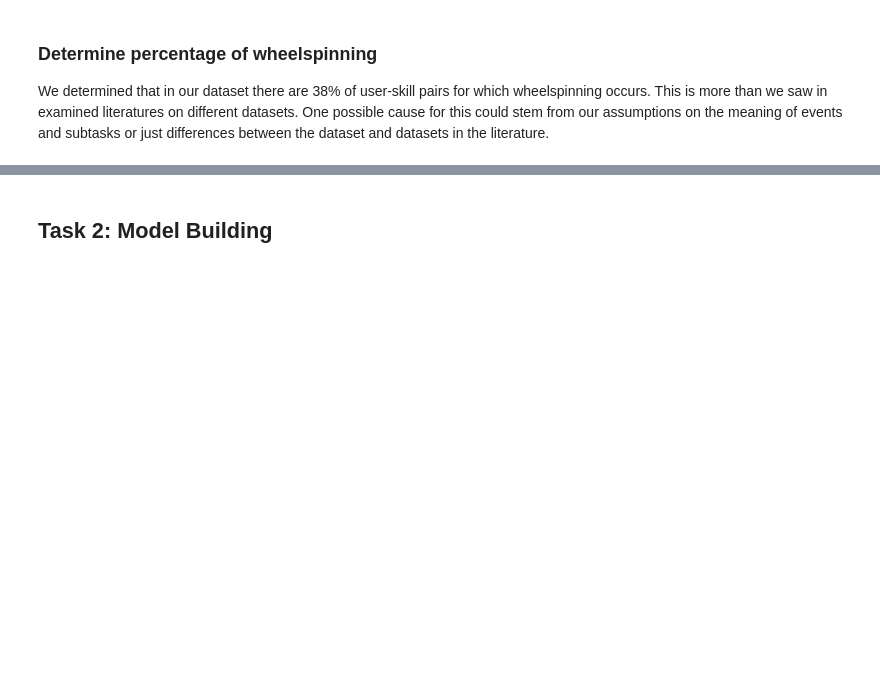
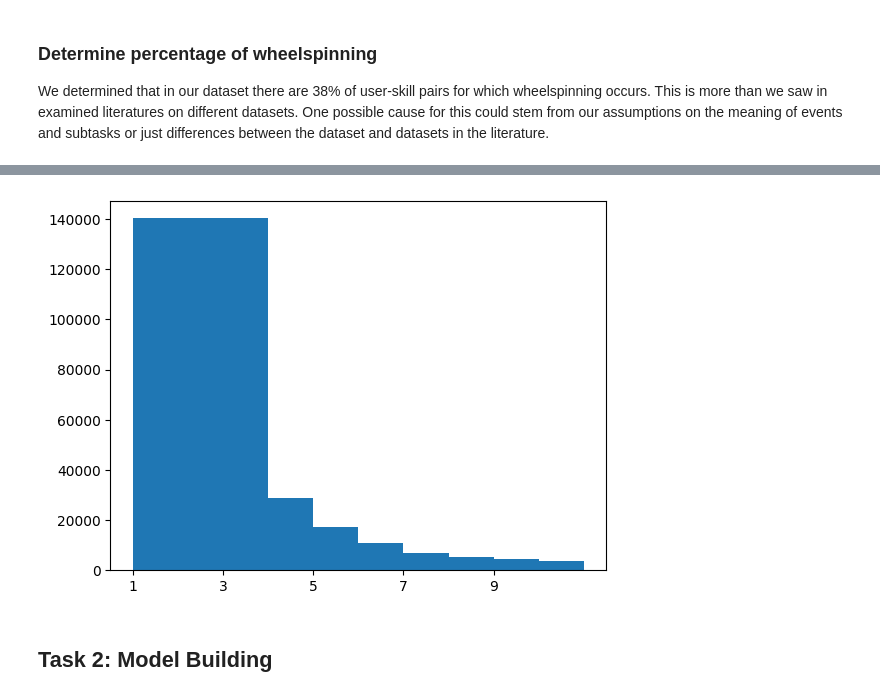
Before and after one commit to odudler/mlbd2023, a Jupyter notebook: m4_calcularis_report.ipynb, the cells around one changed output, grey strips where cells are left out. Saved outputs shown, nothing was run; the diff lists cells and outputs as text; code cells hidden in the pictures; blank space fills up the shorter version.

```diff
--- a/m4_calcularis_report.ipynb
+++ b/m4_calcularis_report.ipynb
@@ -554,3 +554,9 @@ Percent of users which are Wheelspinning: 0.38369162952337604
+# %%
+plt.hist(no_indeterminate_df.po, bins=10, range=(1,11))
+plt.xticks(np.arange(1,10,2))
+plt.show()
+# %% [output]
+[figure, added]
 # %% [markdown]
 ## Task 2: Model Building
 # %% [markdown]
```
Also changed, not shown: parts of 13 cells of this notebook.
